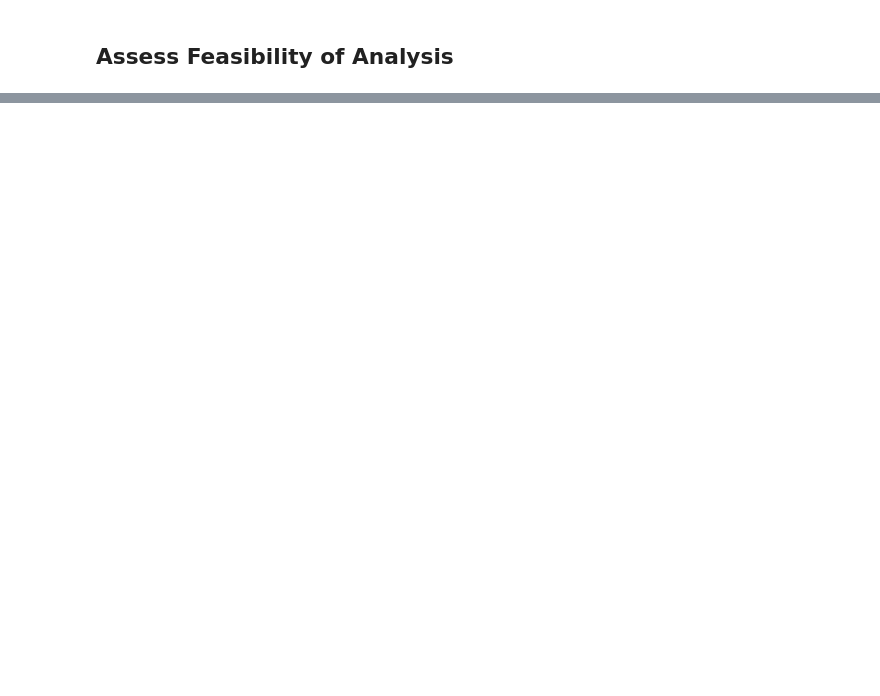
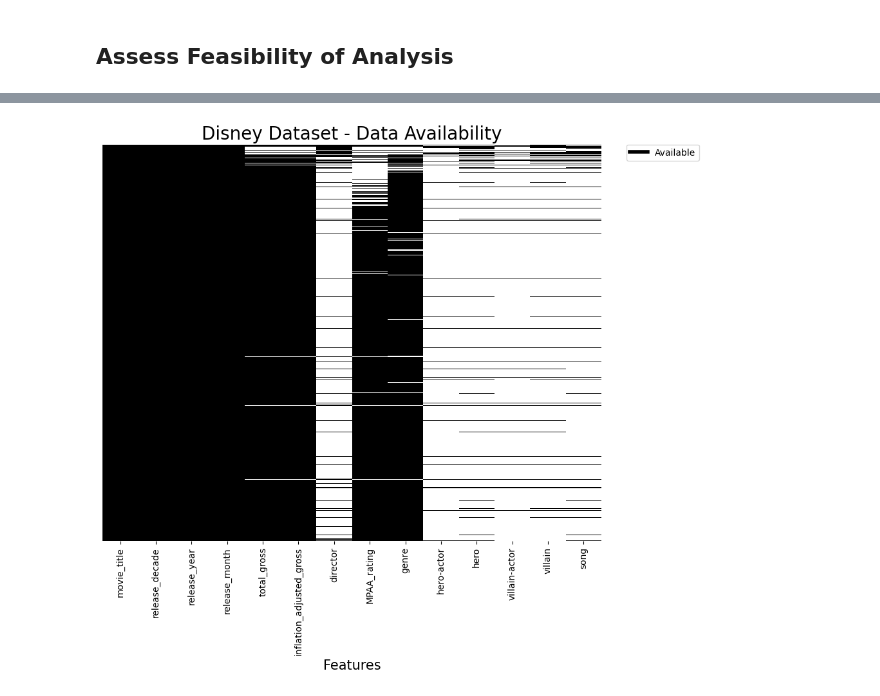
Before and after one commit to Dipto9999/prog-python-ds-students, a Jupyter notebook: release/final_project/final_project.ipynb, the cells around one changed output, grey strips where cells are left out. Saved outputs shown, nothing was run; the diff lists cells and outputs as text; code cells hidden in the pictures; blank space fills up the shorter version.

```diff
--- a/release/final_project/final_project.ipynb
+++ b/release/final_project/final_project.ipynb
@@ -262,0 +327,8 @@ display(complete_df[complete_df.duplicated(subset = ['movie_title', 'release_yea
+# %%
+remake_index = complete_df[
+    (complete_df["movie_title"] == "The Jungle Book")
+    & (complete_df["release_year"] == 2016)
+].index[0]
+complete_df.at[remake_index, "director"] = "Jon Favreau"
+
+complete_df.query('movie_title == "The Jungle Book"')
@@ -262,0 +360,2 @@ display(complete_df[complete_df.duplicated(subset = ['movie_title', 'release_yea
+# %%
+complete_df = add_rereleases(complete_df)
@@ -320,3 +395,0 @@ plot_histogram(plot_df, feature='release_decade', maxbins = -1, target='count()'
-# %%
-complete_df.sort_values(by=['release_decade', 'inflation_adjusted_gross'], ascending=[True, False], inplace = True)
-display(complete_df.head(5))
@@ -418,3 +395,0 @@ Let's look at the other films in the Star Wars franchise.
-# %%
-complete_df.sort_values(by=['release_decade', 'inflation_adjusted_gross'], ascending=[True, True], inplace = True)
-display(complete_df.head(5))
@@ -516,0 +396,26 @@ effective_df = pd.merge(complete_df, effective_df, on='director', how='inner')
+# %%
+# Look at Data Sparsity in Complete DataFrame
+plt.figure(figsize=(10, 8))
+
+custom_lines = [Line2D([0], [0], color="black", lw=4)]
+
+sparsity_plot = sns.heatmap(
+    complete_df.notnull(), cmap="binary", cbar=False, yticklabels=False
+)
+
+sparsity_plot.set_xlabel("Features", fontsize=15)
+
+sparsity_plot.set_title("Disney Dataset - Data Availability", fontsize=20)
+
+plt.legend(
+    custom_lines,
+    ["Available"],
+    fontsize=10,
+    bbox_to_anchor=(1.05, 1),
+    loc=2,
+    borderaxespad=0.0,
+)
+
+plt.show()
+# %% [output]
+[figure, added]
```
Also changed, not shown: parts of 138 cells of this notebook, 5 other files.
